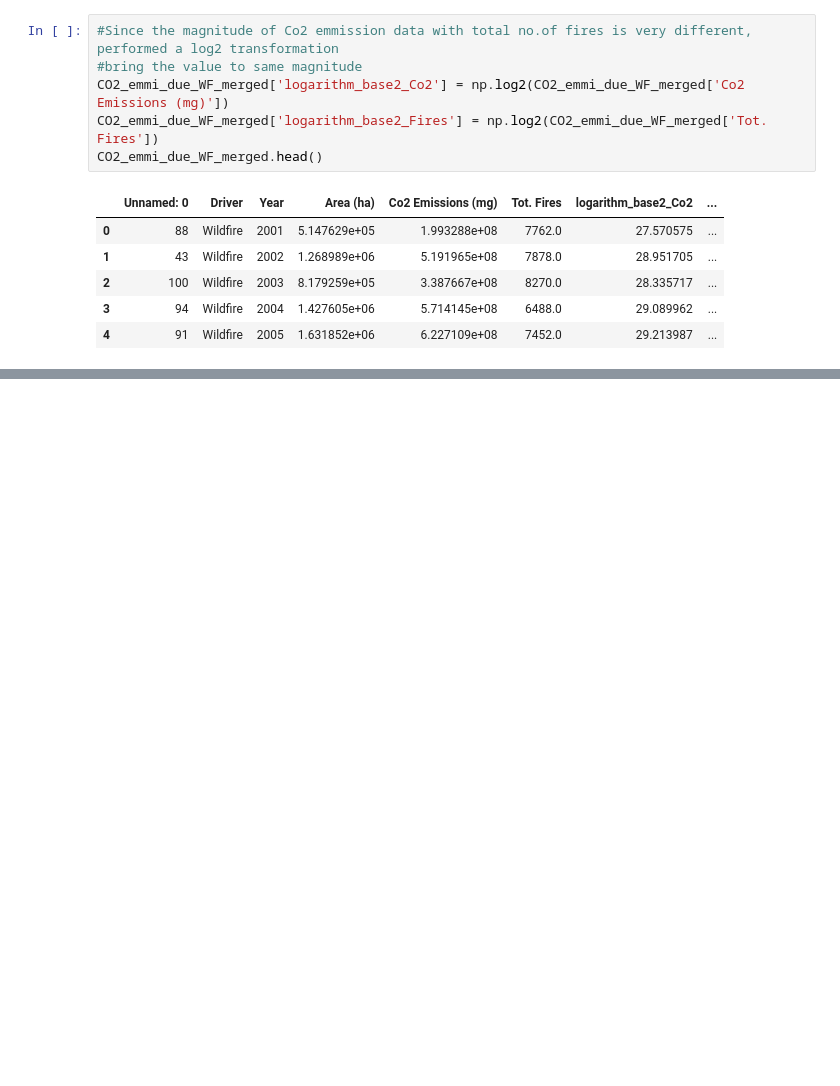
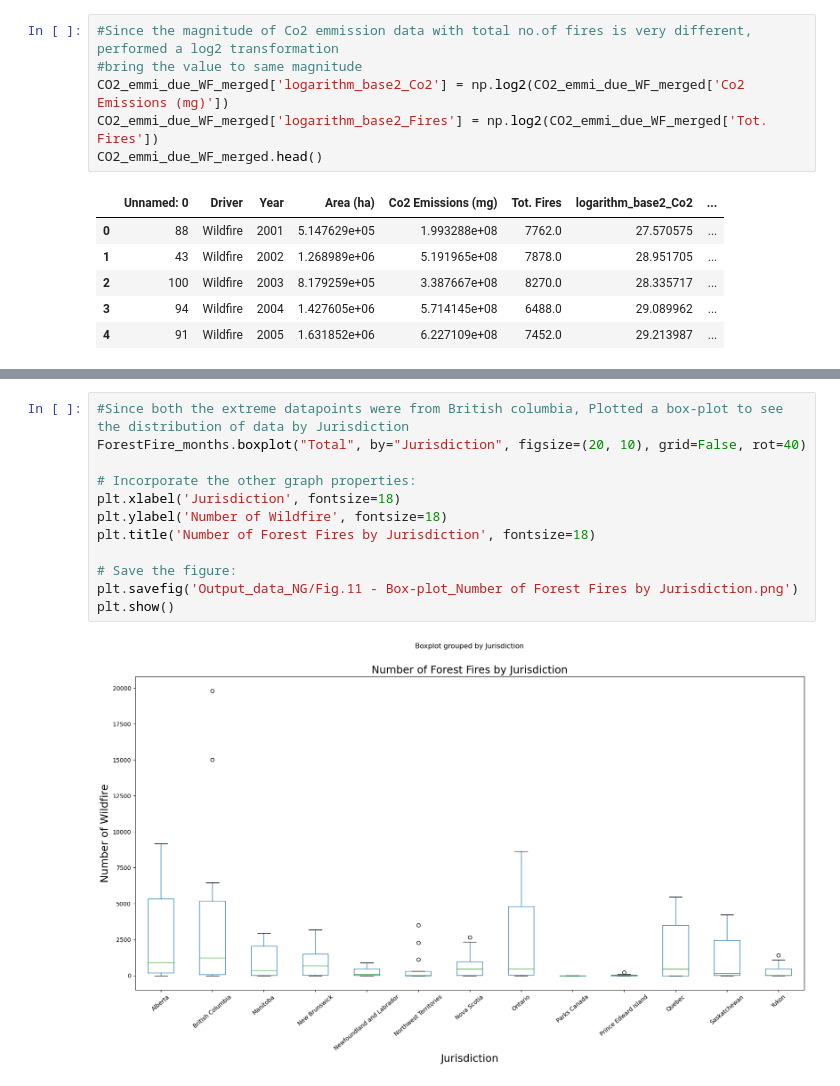
Before and after one commit to JasmineBamba/Group-Project-1-Group-2, a Jupyter notebook: Geolocations_Provinces_Nikita.ipynb, the cells around one changed output, grey strips where cells are left out. Saved outputs shown, nothing was run; the diff lists cells and outputs as text; blank space fills up the shorter version.

```diff
--- a/Geolocations_Provinces_Nikita.ipynb
+++ b/Geolocations_Provinces_Nikita.ipynb
@@ -608,0 +694,14 @@ The correlation between Forest Fires and Co2 Emissions (mg) is 0.23
+# %%
+#Since both the extreme datapoints were from British columbia, Plotted a box-plot to see the distribution of data by Jurisdiction
+ForestFire_months.boxplot("Total", by="Jurisdiction", figsize=(20, 10), grid=False, rot=40)
+
+# Incorporate the other graph properties:
+plt.xlabel('Jurisdiction', fontsize=18)
+plt.ylabel('Number of Wildfire', fontsize=18)
+plt.title('Number of Forest Fires by Jurisdiction', fontsize=18)
+
+# Save the figure:
+plt.savefig('Output_data_NG/Fig.11 - Box-plot_Number of Forest Fires by Jurisdiction.png')
+plt.show()
+# %% [output]
+[figure, added]
```
Also changed, not shown: parts of 34 cells of this notebook, 3 other files.
